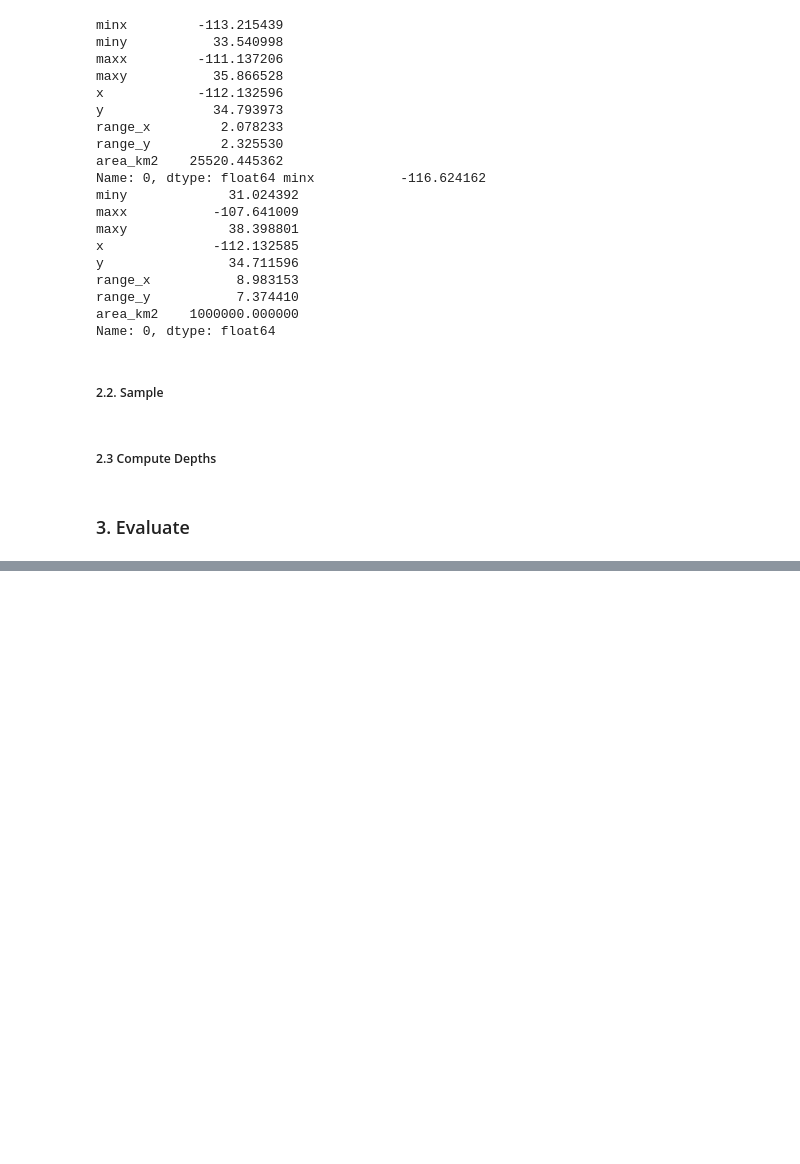
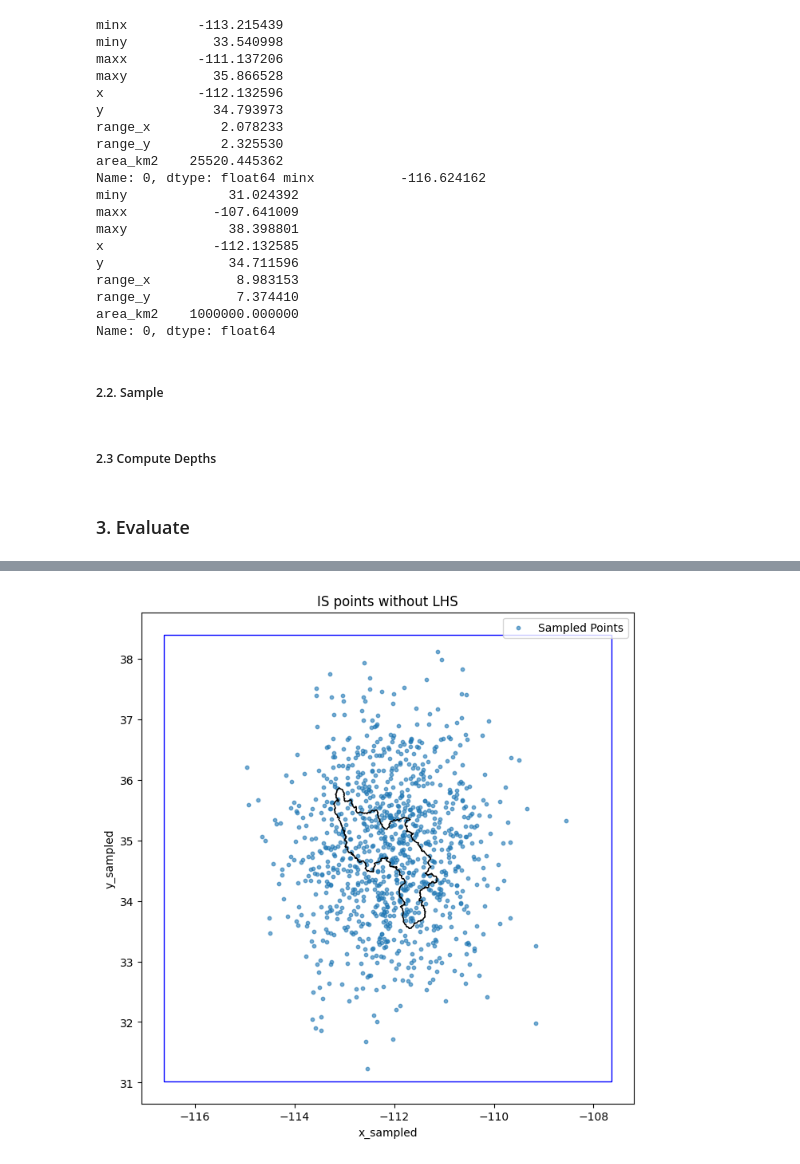
Before and after one commit to fema-ffrd/Importance-Sampling-for-SST, a Jupyter notebook: notebooks/example.ipynb, the cells around one changed output, grey strips where cells are left out. Drawn from its saved outputs; the diff is of its cells as text; code cells hidden in the pictures; blank space fills up the shorter version.

```diff
--- a/notebooks/example.ipynb
+++ b/notebooks/example.ipynb
@@ -178,0 +205,13 @@ df_freq_curve_is_1 = get_df_freq_curve(df_depths_is_1.depth, df_depths_is_1.prob
+# %%
+dist_x = truncnorm(**truncnorm_params(v_watershed_stats.x, v_watershed_stats.range_x*0.5, v_domain_stats.minx, v_domain_stats.maxx))
+dist_y = truncnorm(**truncnorm_params(v_watershed_stats.y, v_watershed_stats.range_y*0.5, v_domain_stats.miny, v_domain_stats.maxy))
+df_storm_sample_is_1 = sample_storms(df_storms, v_domain_stats, dist_x, dist_y, num_simulations=1000)
+
+fig, ax = plt.subplots(figsize=(8, 8))
+df_storm_sample_is_1.plot.scatter(x="x_sampled", y="y_sampled", s=10, alpha=0.6, ax=ax, label="Sampled Points")
+plt.title("IS points without LHS")
+sp_watershed.plot(ax=ax, edgecolor="black", facecolor="none", linewidth=1, label="Watershed")
+sp_domain.plot(ax=ax, edgecolor="blue", facecolor="none", linewidth=1, label="Domain")
+plt.show()
+# %% [output]
+[figure, added]
```
Also changed, not shown: parts of 15 cells of this notebook, 2 other files.
